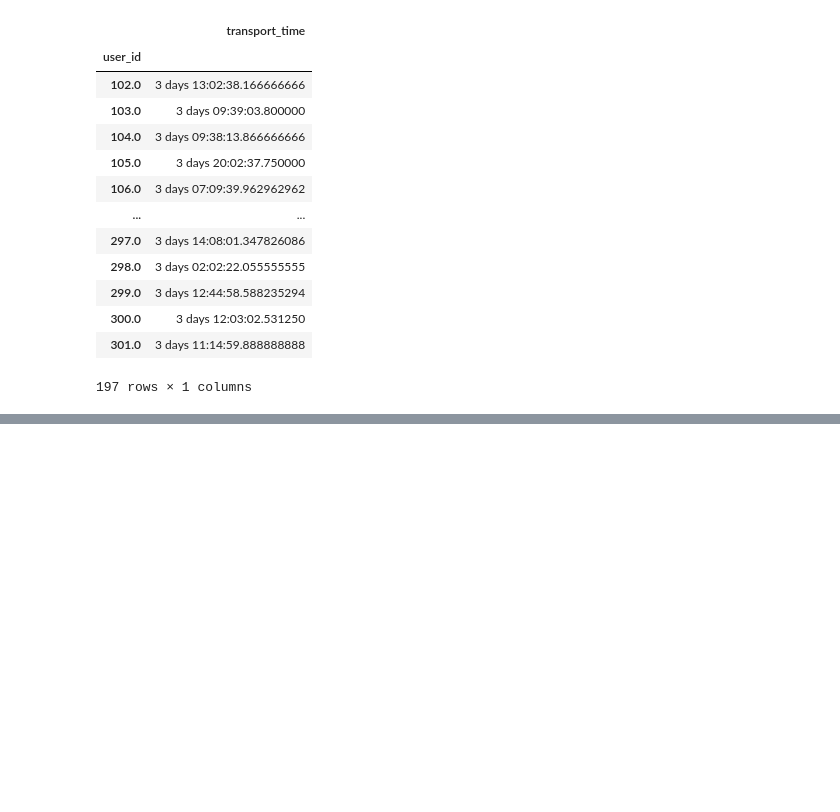
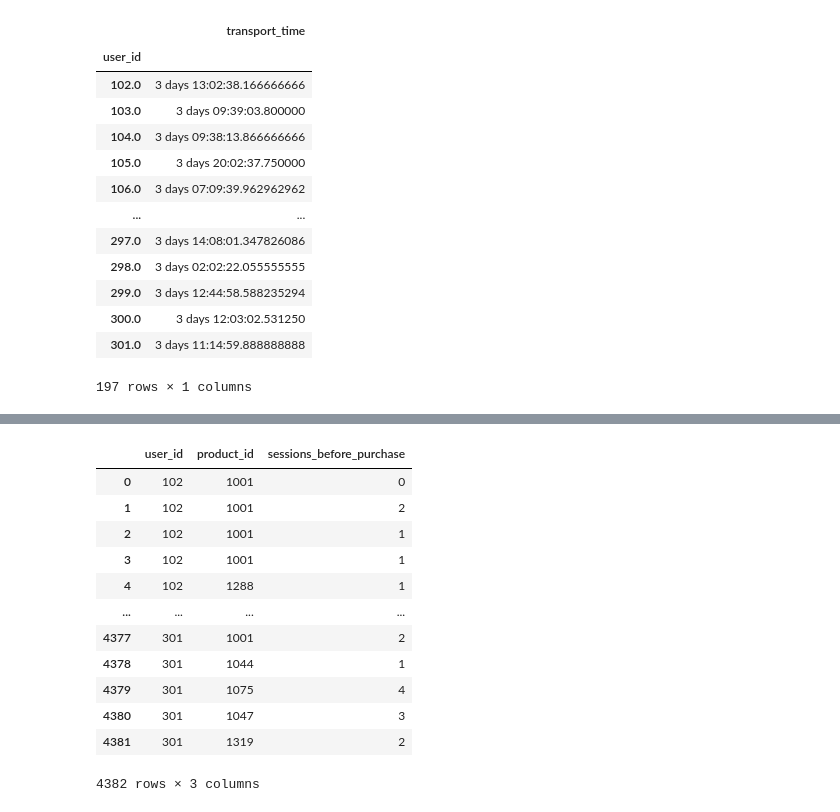
Before and after one commit to amasiukevich/IUM_shop, a Jupyter notebook: InitalEDA.ipynb, the cells around one changed output, grey strips where cells are left out. Cells and saved outputs as stored; diff of their text form; code cells hidden in the pictures; blank space fills up the shorter version.

```diff
--- a/InitalEDA.ipynb
+++ b/InitalEDA.ipynb
@@ -459,0 +501,17 @@ See the caveats in the documentation: https://pandas.pydata.org/pandas-docs/stab
+# %%
+looking_before_purchase = pd.read_json('proper_data/looking_before_purchase.json')
+looking_before_purchase
+# %% [output]
+|  | user_id | product_id | sessions_before_purchase |
+| 0 | 102 | 1001 | 0 |
+| 1 | 102 | 1001 | 2 |
+| 2 | 102 | 1001 | 1 |
+| 3 | 102 | 1001 | 1 |
+| 4 | 102 | 1288 | 1 |
+| ... | ... | ... | ... |
+| 4377 | 301 | 1001 | 2 |
+| 4378 | 301 | 1044 | 1 |
+| 4379 | 301 | 1075 | 4 |
+| 4380 | 301 | 1047 | 3 |
+| 4381 | 301 | 1319 | 2 |
+4382 rows × 3 columns
```
Also changed, not shown: parts of 6 cells of this notebook, 1 other file.
